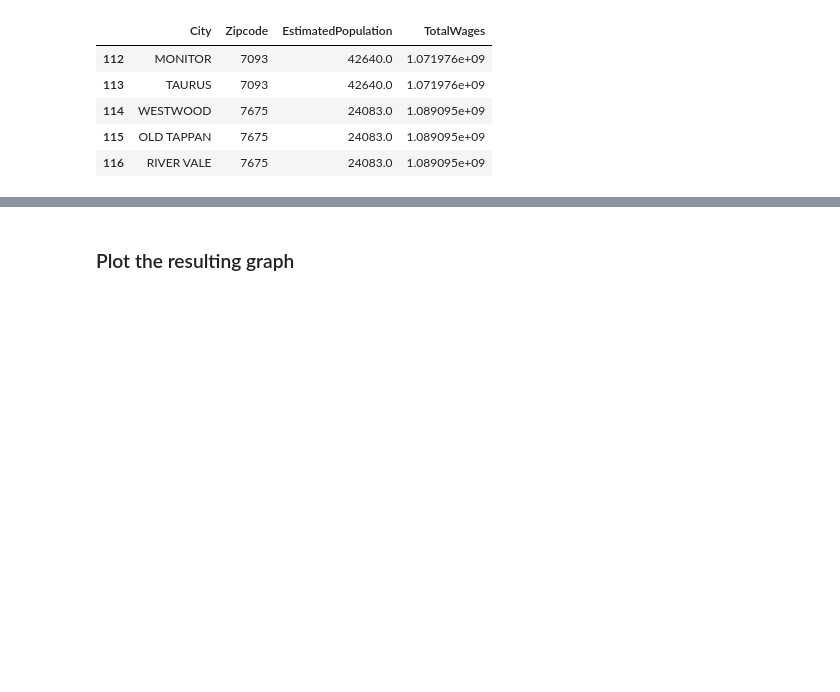
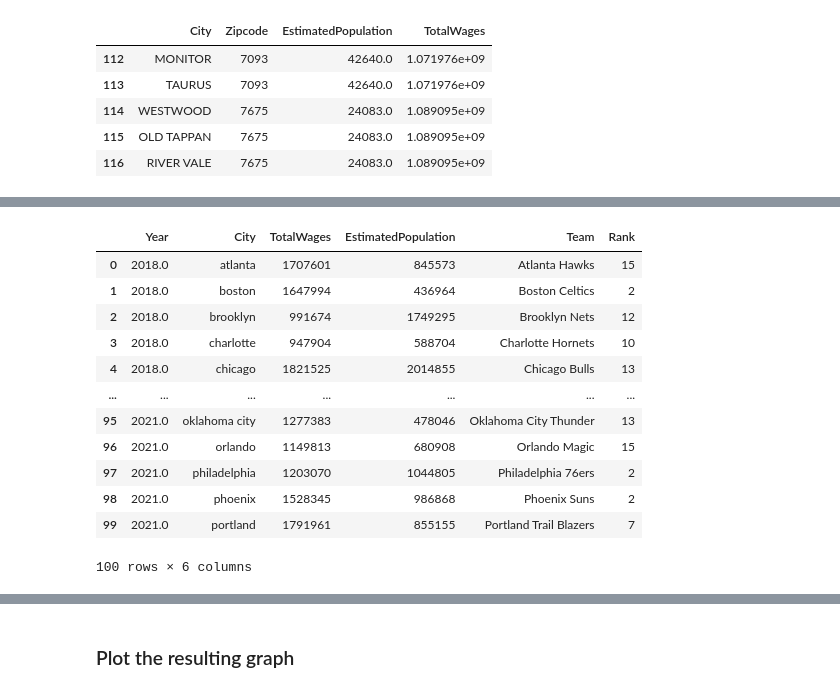
Before and after one commit to colekrant/ADS-Final-Project, a Jupyter notebook: wages_population.ipynb, the cells around one changed output, grey strips where cells are left out. Drawn from its saved outputs; the diff is of its cells as text; code cells hidden in the pictures; blank space fills up the shorter version.

```diff
--- a/wages_population.ipynb
+++ b/wages_population.ipynb
@@ -389,0 +172,12 @@ df_kmeans.head()
+# %%
+#--------------------------------------------------------------------------------#
+## Get teams dataframe
+df_team = pd.read_csv("data/team.csv")
+df_team = df_team[["full_name", "city"]]
+
+## Normalize the cities to be lowercase
+for i in range(len(df_team)):
+    df_team.iloc[i, 1] = df_team.iloc[i, 1].lower()
+
+df_team.head()
+#--------------------------------------------------------------------------------#
@@ -390,2 +239,28 @@ df_kmeans.head()
+# %%
+#--------------------------------------------------------------------------------#
+## in dfDictionary, sum the total wages for each city and estimated population. make sure to seperate by year make sure to keep the team name and rank for a given year
+df_sum = dfDictionary.groupby(['Year', 'City']).agg({'TotalWages': 'sum', 'EstimatedPopulation': 'sum', 'Team': 'first', 'Rank': 'first'}).reset_index()
+
+## convert all numerical values to integers
+df_sum['TotalWages'] = df_sum['TotalWages'].astype(int)
+df_sum['EstimatedPopulation'] = df_sum['EstimatedPopulation'].astype(int)
+df_sum['Rank'] = df_sum['Rank'].astype(int)
+
+df_sum.head(100)
+#--------------------------------------------------------------------------------#
+# %% [output]
+|  | Year | City | TotalWages | EstimatedPopulation | Team | Rank |
+| 0 | 2018.0 | atlanta | 1707601 | 845573 | Atlanta Hawks | 15 |
+| 1 | 2018.0 | boston | 1647994 | 436964 | Boston Celtics | 2 |
+| 2 | 2018.0 | brooklyn | 991674 | 1749295 | Brooklyn Nets | 12 |
+| 3 | 2018.0 | charlotte | 947904 | 588704 | Charlotte Hornets | 10 |
+| 4 | 2018.0 | chicago | 1821525 | 2014855 | Chicago Bulls | 13 |
+| ... | ... | ... | ... | ... | ... | ... |
+| 95 | 2021.0 | oklahoma city | 1277383 | 478046 | Oklahoma City Thunder | 13 |
+| 96 | 2021.0 | orlando | 1149813 | 680908 | Orlando Magic | 15 |
+| 97 | 2021.0 | philadelphia | 1203070 | 1044805 | Philadelphia 76ers | 2 |
+| 98 | 2021.0 | phoenix | 1528345 | 986868 | Phoenix Suns | 2 |
+| 99 | 2021.0 | portland | 1791961 | 855155 | Portland Trail Blazers | 7 |
+100 rows × 6 columns
 # %%
 # ## Split into by year
```
Also changed, not shown: parts of 24 cells of this notebook, 1 other file.
